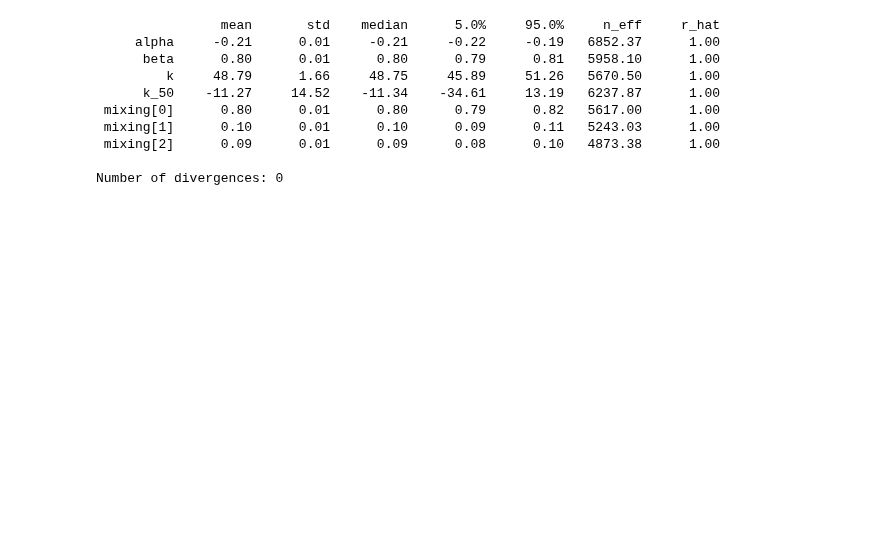
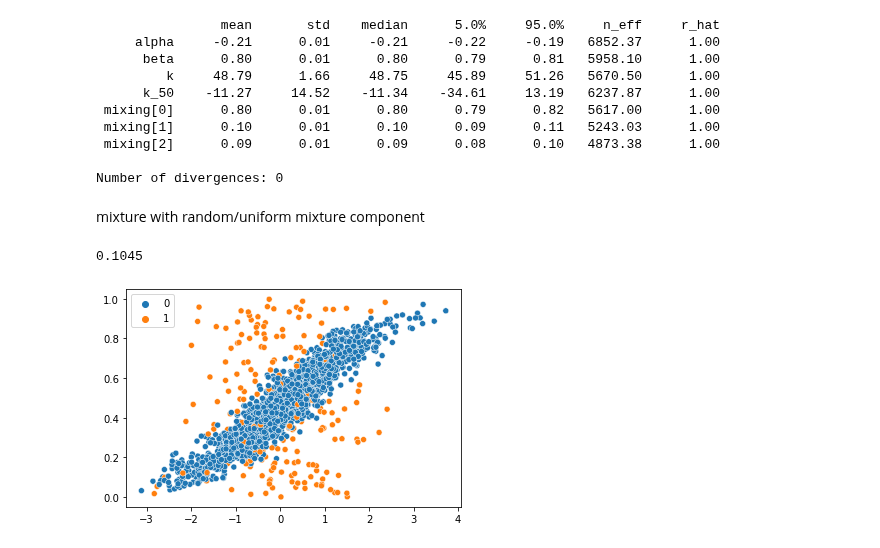
Before and after one commit to derekpowell/bayesian-sampler, a Jupyter notebook: mixture-tests.ipynb, the cells around one changed output. Drawn from its saved outputs; the diff is of its cells as text; code cells hidden in the pictures; blank space fills up the shorter version.

```diff
--- a/mixture-tests.ipynb
+++ b/mixture-tests.ipynb
@@ -596,3 +598,26 @@ mcmc_test.print_summary()
  mixing[2]      0.09      0.01      0.09      0.08      0.10   4873.38      1.00
 
 Number of divergences: 0
+# %% [markdown]
+mixture with random/uniform mixture component
+# %%
+n_obs = 2000
+rg = default_rng(12345)
+
+def x_drawn_p(x):
+    distance = abs(x)
+    return logistic(-2 + 3*distance)
+
+x = rg.normal(0,1,n_obs)
+y_mean = logistic(-.2 + .8*x)
+
+y = rg.beta(y_mean*50, (1-y_mean)*50, n_obs)
+p_drawn = .1
+drawn = rg.binomial(1, p_drawn, n_obs)
+dist_contaminant = rg.beta(1, 1, n_obs) # k = 2
+y_obs = np.where(drawn==1, dist_contaminant, y)
+sns.scatterplot(x = x, y=y_obs, hue=drawn)
+print(np.sum(drawn)/n_obs)
+# %% [output]
+0.1045
+[figure, added]
```
Also changed, not shown: parts of 7 cells of this notebook, 21 other files.
